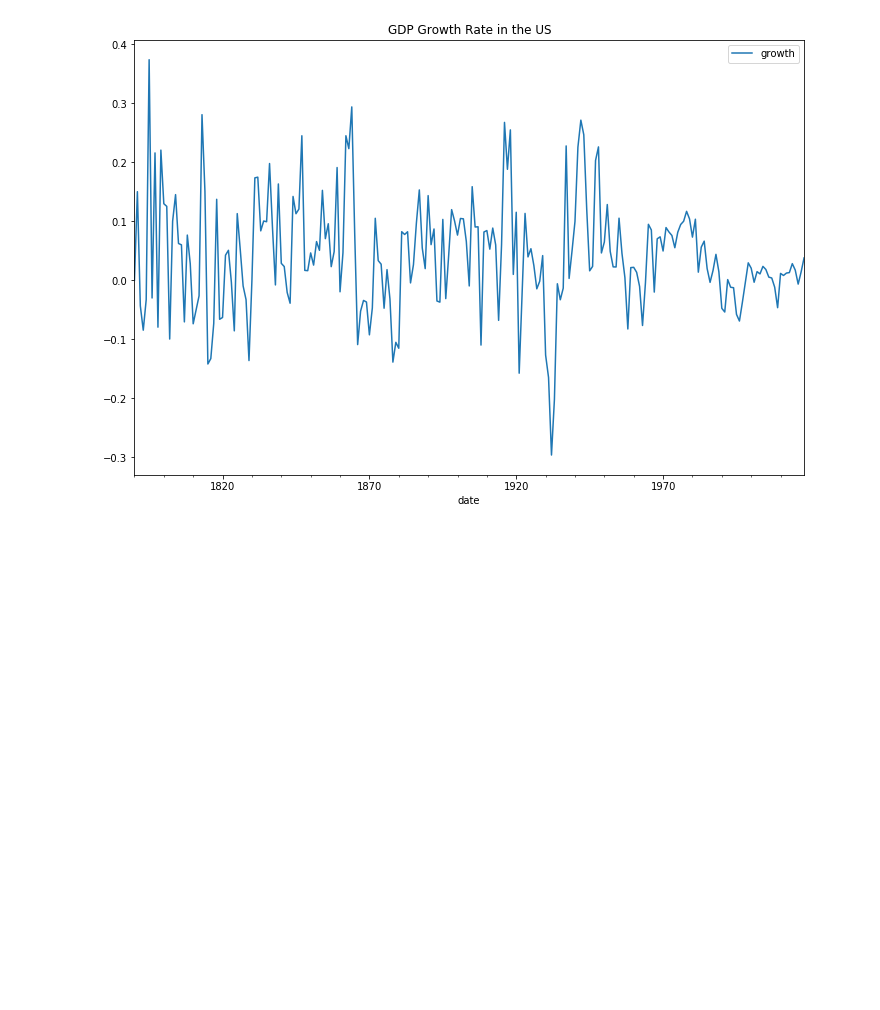
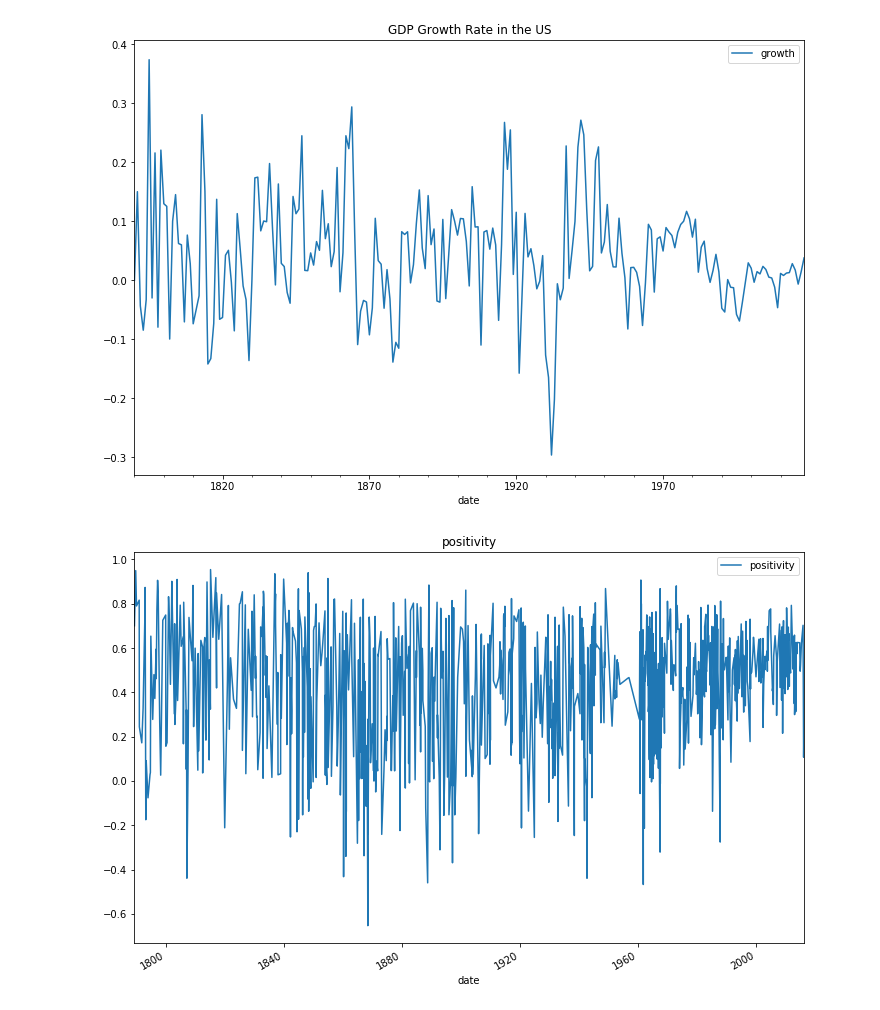
Before and after one commit to Surfincolin/positive-speak, a Jupyter notebook: PositiveSpeak.ipynb, the cells around one changed output. Saved outputs shown, nothing was run; the diff lists cells and outputs as text; code cells hidden in the pictures; blank space fills up the shorter version.

```diff
--- a/PositiveSpeak.ipynb
+++ b/PositiveSpeak.ipynb
@@ -200,0 +88,14 @@ positivity_df[is_zero]
+# %%
+positivity_df = pd.DataFrame(columns=['date', 'person', 'title', 'positivity'])
+
+speech_dir = './data/Corpus of Presidential Speeches'
+
+all_speeches = SentimentHelper.get_all_files_in_subfolders(speech_dir)
+
+positivity_df = SentimentHelper.batch_process_files(all_speeches, positivity_df);
+
+positive_chart = positivity_df[['date', 'positivity']].plot.line(x = 'date', y = 'positivity')
+plt.title('positivity')
+plt.show(positive_chart)
+# %% [output]
+[figure, added]
```
Also changed, not shown: parts of 12 cells of this notebook, 4 other files.
